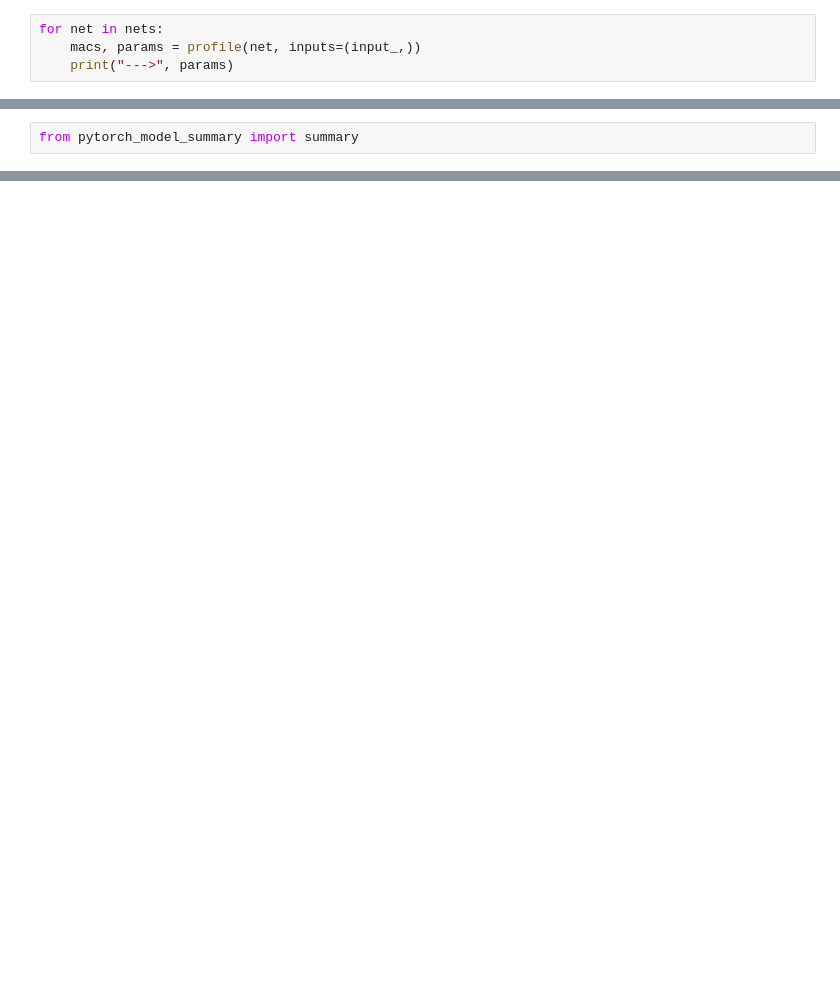
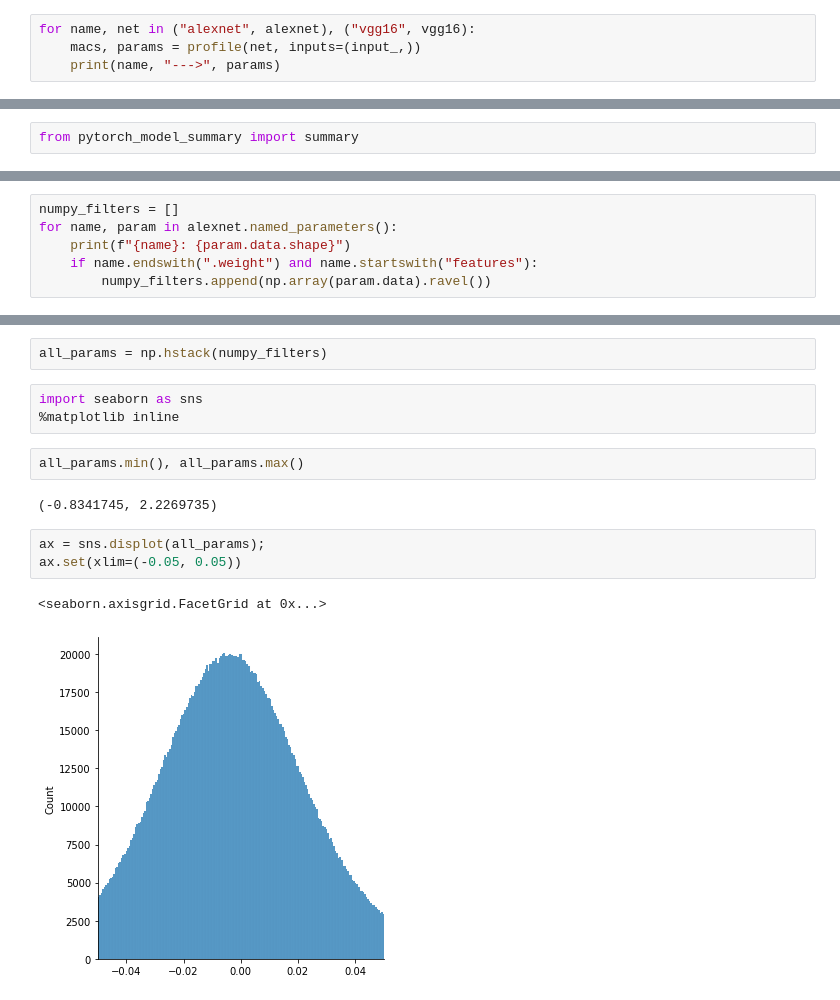
Before and after one commit to PetraVidnerova/AppNeCo, a Jupyter notebook: test_num_params.ipynb, the cells around one changed output, grey strips where cells are left out. Cells and saved outputs as stored; diff of their text form; blank space fills up the shorter version.

Commit message:
parameters info

```diff
--- a/test_num_params.ipynb
+++ b/test_num_params.ipynb
@@ -51,7 +33,7 @@ waits = [
 # %%
 input_ = torch.randn(1, 3, 224, 224)
 # %%
-for net in nets:
+for name, net in ("alexnet", alexnet), ("vgg16", vgg16):
     macs, params = profile(net, inputs=(input_,))
-    print("--->", params)
+    print(name, "--->", params)
 # %% [output]
@@ -90,0 +64,6 @@ print(summary(net, torch.zeros((1, 3, 224, 224)), show_input=True))
+# %%
+numpy_filters = []
+for name, param in alexnet.named_parameters():
+    print(f"{name}: {param.data.shape}")
+    if name.endswith(".weight") and name.startswith("features"):
+        numpy_filters.append(np.array(param.data).ravel())
@@ -90,0 +87,15 @@ print(summary(net, torch.zeros((1, 3, 224, 224)), show_input=True))
+# %%
+all_params = np.hstack(numpy_filters)
+# %%
+import seaborn as sns
+%matplotlib inline
+# %%
+all_params.min(), all_params.max()
+# %% [output]
+(-0.8341745, 2.2269735)
+# %%
+ax = sns.displot(all_params);
+ax.set(xlim=(-0.05, 0.05))
+# %% [output]
+<seaborn.axisgrid.FacetGrid at 0x...>
+[figure, added]
```
Also changed, not shown: parts of 18 cells of this notebook.
